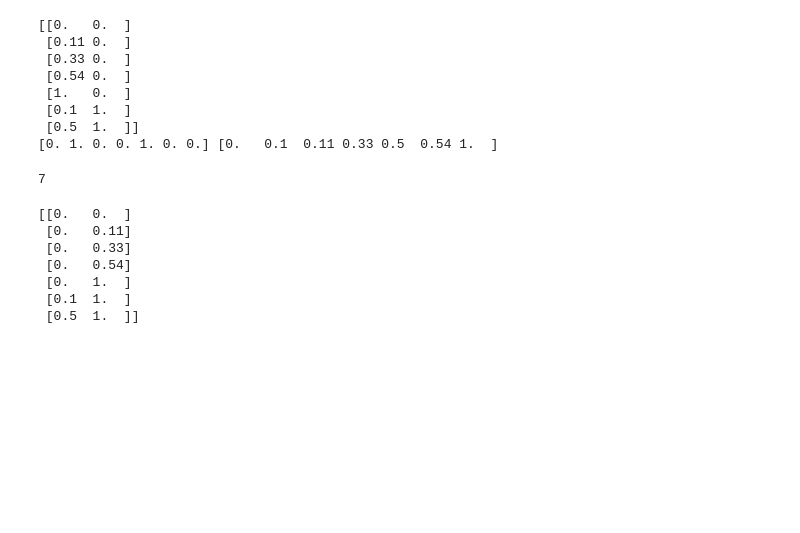
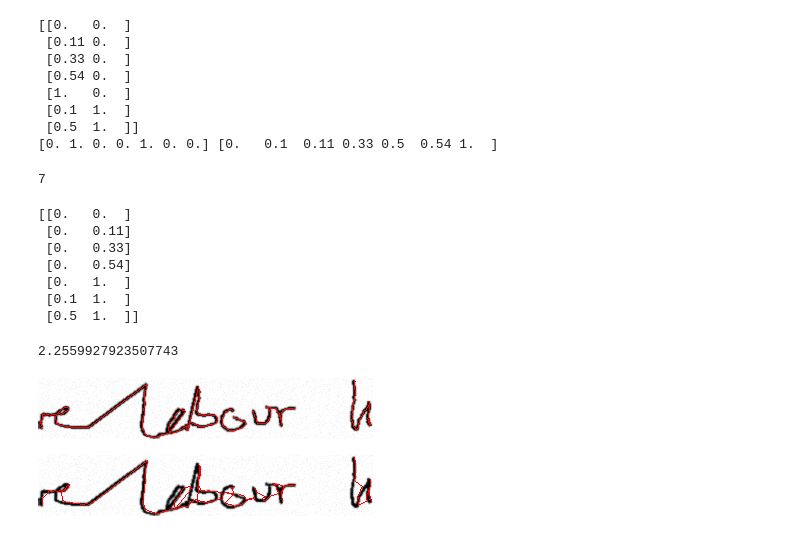
Before and after one commit to emrysshevek/simple_hwr, a Jupyter notebook: hwr_utils/testing/Stroke - RESAMPLE.ipynb, the cells around one changed output. Cells and saved outputs as stored; diff of their text form; code cells hidden in the pictures; blank space fills up the shorter version.

```diff
--- a/hwr_utils/testing/Stroke - RESAMPLE.ipynb
+++ b/hwr_utils/testing/Stroke - RESAMPLE.ipynb
@@ -131,3 +131,20 @@ print(time)
  [0.   1.  ]
  [0.1  1.  ]
  [0.5  1.  ]]
+# %%
+path = Path("/media/data/GitHub/simple_hwr/DEBUG")
+x_func = np.load(path / "x.npy", allow_pickle=True).item()
+y_func = np.load(path / "y.npy", allow_pickle=True).item()
+starts = np.load(path / "starts.npy", allow_pickle=True)
+
+all_items = {}
+for i in range(150):
+    all_items[i] = np.load(path / f"{i}.npy", allow_pickle=True)
+    all_items[f"{i}_img"] = np.load(path / f"{i}_line_img.npy", allow_pickle=True)
+    all_items[f"{i}_pre"] = np.load(path / f"{i}_pre.npy", allow_pickle=True)
+# %%
+def plot_from_line_img(img):
+    data = ((np.squeeze(img) + 1) * 127.5).astype(np.uint8)
+    img = Image.fromarray(data, 'L')
+    img.show()
+    return img
@@ -133,0 +170,24 @@ print(time)
+# %%
+### TEST THE NN MOVER
+
+gt  = all_items[100].copy()
+corrected  = all_items[100].copy()
+original_img = all_items[f"{100}_img"].copy()
+gt[:,0] += .01
+
+points, distances = stroke_recovery.get_nearest_point(original_img, gt[:,:2], reference_is_image=True)
+corrected[:,:2] = points # in GT format
+
+if False:
+    red_img = draw_from_gt(corrected)
+    line_img = plot_from_line_img(original_img)
+
+print(np.sum(distances))
+overlay_images(original_img, gt)
+# %% [output]
+2.2559927923507743
+[figure, added]
+# %%
+overlay_images(original_img, corrected)
+# %% [output]
+[figure, added]
```
Also changed, not shown: parts of 10 cells of this notebook, 4 other files.
